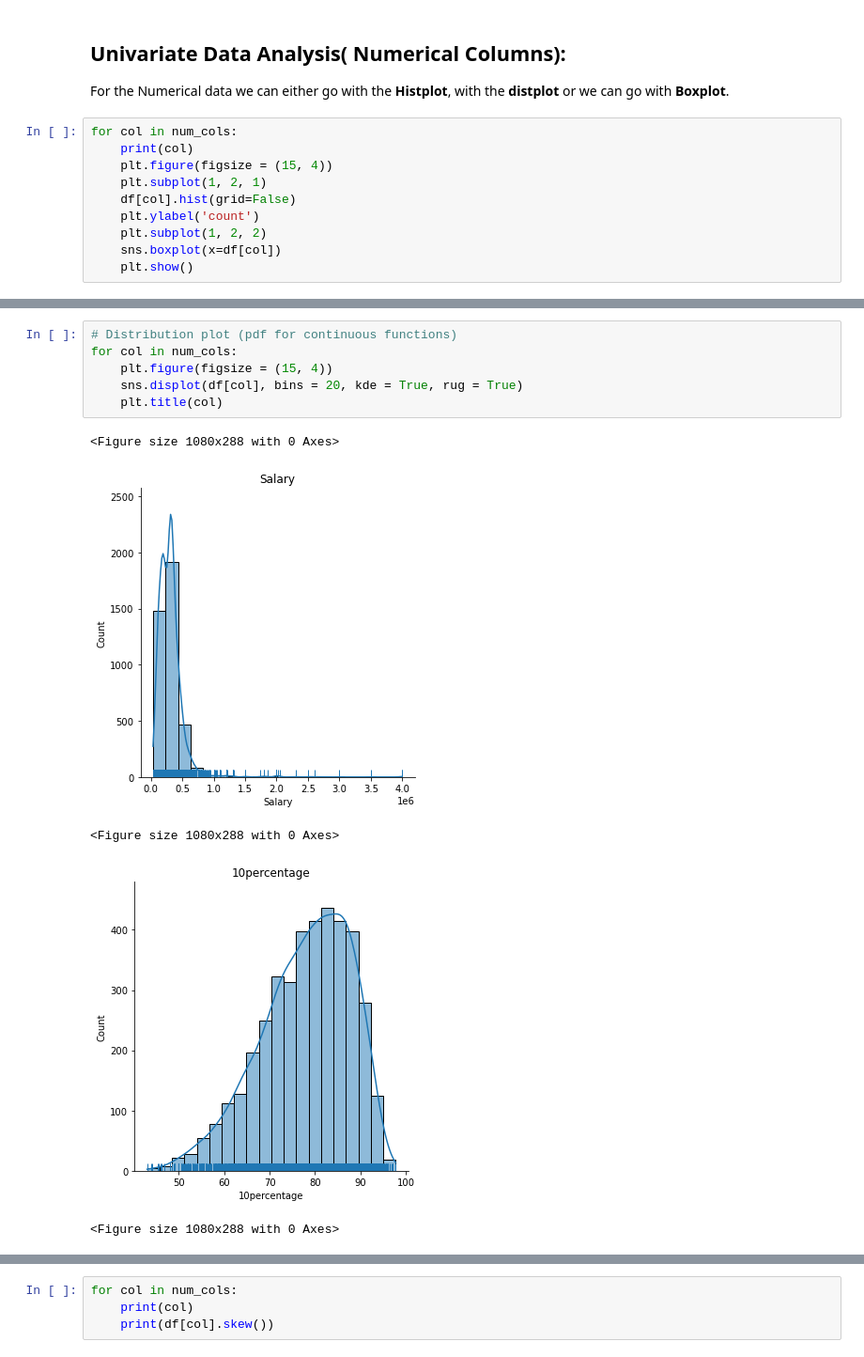
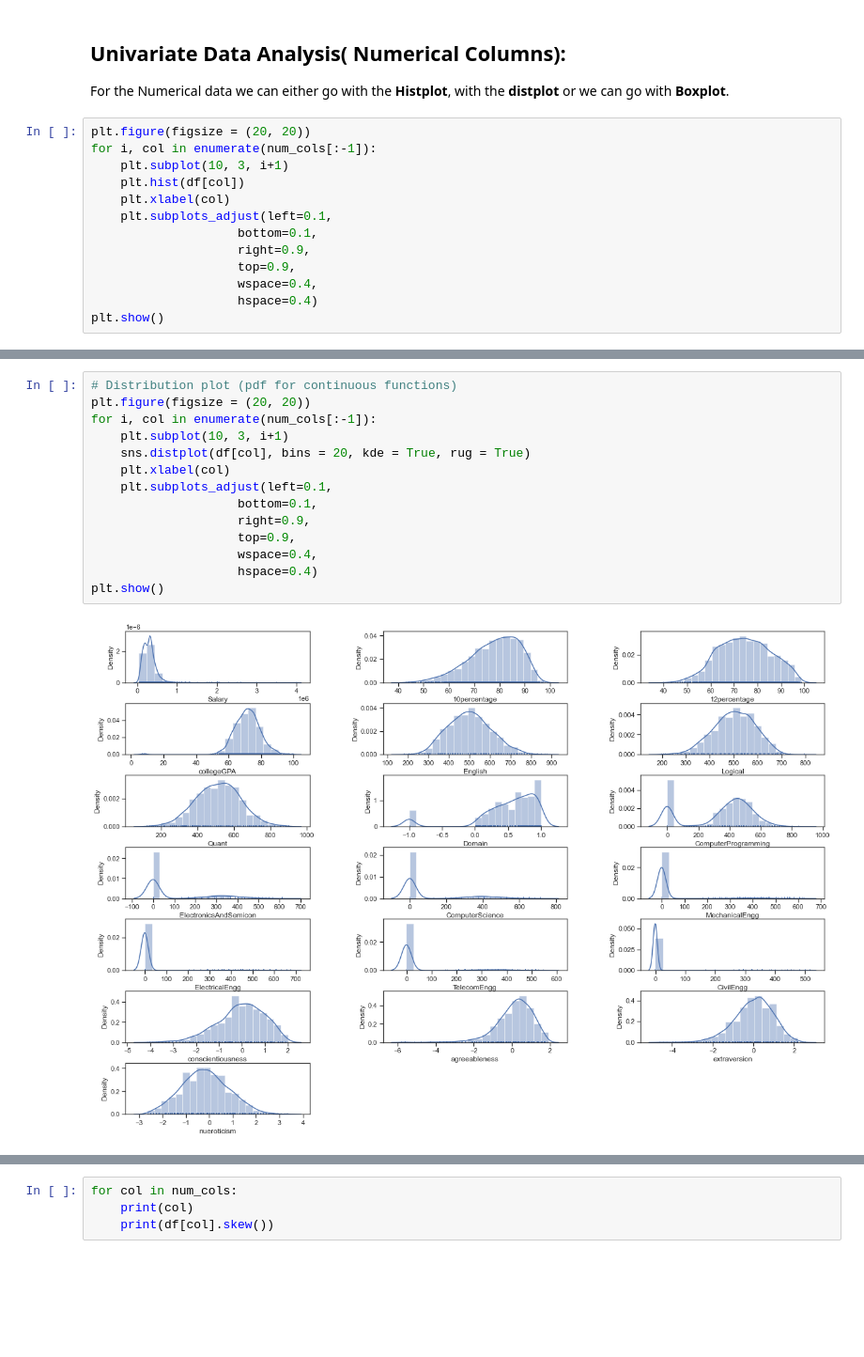
Before and after one commit to AdilGeelani/Innomatics_Internship_july_2022, a Jupyter notebook: innomatics_internship_july_2022/Data_analytics/Project 1/Project 1 (Exploratory Data Analysis).ipynb, the cells around one changed output, grey strips where cells are left out. Shown at 94% size. Saved outputs shown, nothing was run; the diff lists cells and outputs as text; blank space fills up the shorter version.

```diff
--- a/innomatics_internship_july_2022/Data_analytics/Project 1/Project 1 (Exploratory Data Analysis).ipynb
+++ b/innomatics_internship_july_2022/Data_analytics/Project 1/Project 1 (Exploratory Data Analysis).ipynb
@@ -226,13 +226,16 @@ Text(0.5, 0, 'College Tier')
 ## Univariate Data Analysis( Numerical Columns):
 For the Numerical  data we can either go with the **Histplot**, with the **distplot** or we can go with **Boxplot**.
 # %%
-for col in num_cols:
-    print(col)
-    plt.figure(figsize = (15, 4))
-    plt.subplot(1, 2, 1)
-    df[col].hist(grid=False)
-    plt.ylabel('count')
-    plt.subplot(1, 2, 2)
-    sns.boxplot(x=df[col])
-    plt.show()
+plt.figure(figsize = (20, 20))
+for i, col in enumerate(num_cols[:-1]):
+    plt.subplot(10, 3, i+1)
+    plt.hist(df[col])
+    plt.xlabel(col)
+    plt.subplots_adjust(left=0.1,
+                    bottom=0.1,
+                    right=0.9,
+                    top=0.9,
+                    wspace=0.4,
+                    hspace=0.4)
+plt.show()
 # %% [output]
@@ -252,12 +243,16 @@ Logical
 # %%
 # Distribution plot (pdf for continuous functions)
-for col in num_cols:
-    plt.figure(figsize = (15, 4))
-    sns.displot(df[col], bins = 20, kde = True, rug = True)
-    plt.title(col)
+plt.figure(figsize = (20, 20))
+for i, col in enumerate(num_cols[:-1]):
+    plt.subplot(10, 3, i+1)
+    sns.distplot(df[col], bins = 20, kde = True, rug = True)
+    plt.xlabel(col)
+    plt.subplots_adjust(left=0.1,
+                    bottom=0.1,
+                    right=0.9,
+                    top=0.9,
+                    wspace=0.4,
+                    hspace=0.4)
+plt.show()
 # %% [output]
-<Figure size 1080x288 with 0 Axes>
-[figure, old version]
+[figure, new version]
-<Figure size 1080x288 with 0 Axes>
-[figure, removed]
-<Figure size 1080x288 with 0 Axes>
```
Also changed, not shown: parts of 13 cells of this notebook, 2 other files.
